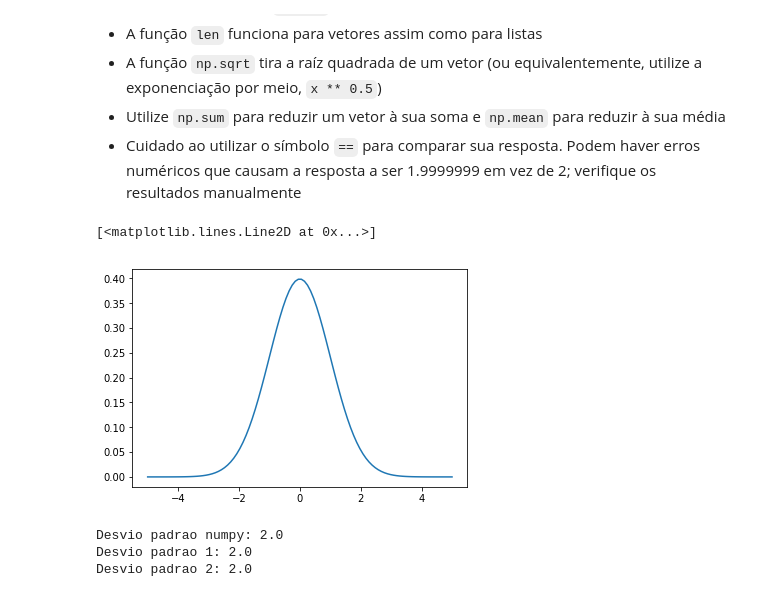
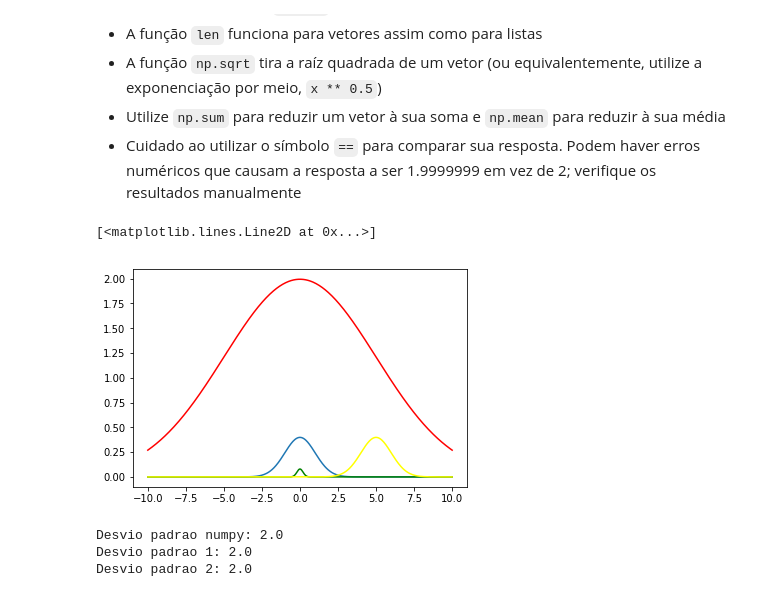
Before and after one commit to FCChinen/curso-python-bradesco-2018, a Jupyter notebook: aula_1/exercicios_aula1.ipynb, the cells around one changed output. Cells and saved outputs as stored; diff of their text form; code cells hidden in the pictures.

```diff
--- a/aula_1/exercicios_aula1.ipynb
+++ b/aula_1/exercicios_aula1.ipynb
@@ -24,19 +24,30 @@ Dicas:
 # %%
 import numpy as np
 import matplotlib.pyplot as plt
 %matplotlib inline
 
 def densidadedeprobabilidade(x, u, v):
     return np.exp(-(np.power((x-u),2))/2*np.power(v,2))/np.sqrt(2*np.pi*np.power(v,2))
 
-x = np.linspace(-5,5,100)
+x = np.linspace(-10,10,500)
+y = np.linspace(-10,10,500)
+y1 = np.linspace(-10,10,500)
+y2 = np.linspace(-10,10,500)
+y3 = np.linspace(-10,10,500)
+
 for i, xis in enumerate(x):
-    y[i] = densidadedeprobabilidade(xis, 0, 1)
+	y[i] = densidadedeprobabilidade(xis, 0, 1)
+	y1[i] = densidadedeprobabilidade(xis, 0, 5)
+	y2[i] = densidadedeprobabilidade(xis, 0, 0.2)
+	y3[i] = densidadedeprobabilidade(xis, 5, 1)
 
 plt.plot(x, y)
+plt.plot(x, y1, 'green')
+plt.plot(x, y2, 'red')
+plt.plot(x, y3, 'yellow')
 # %% [output]
 [<matplotlib.lines.Line2D at 0x...>]
-[figure, old version]
+[figure, new version]
 # %%
 import numpy as np
 
```
